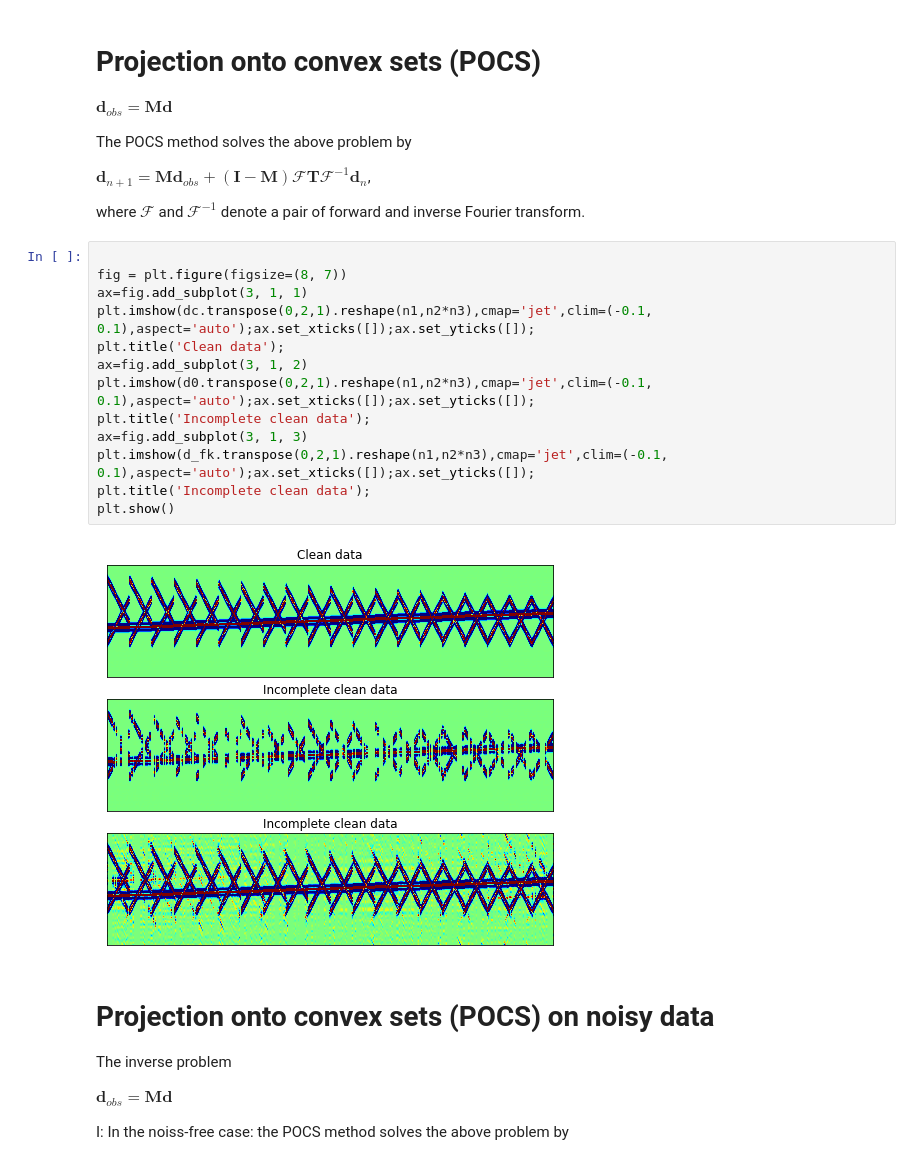
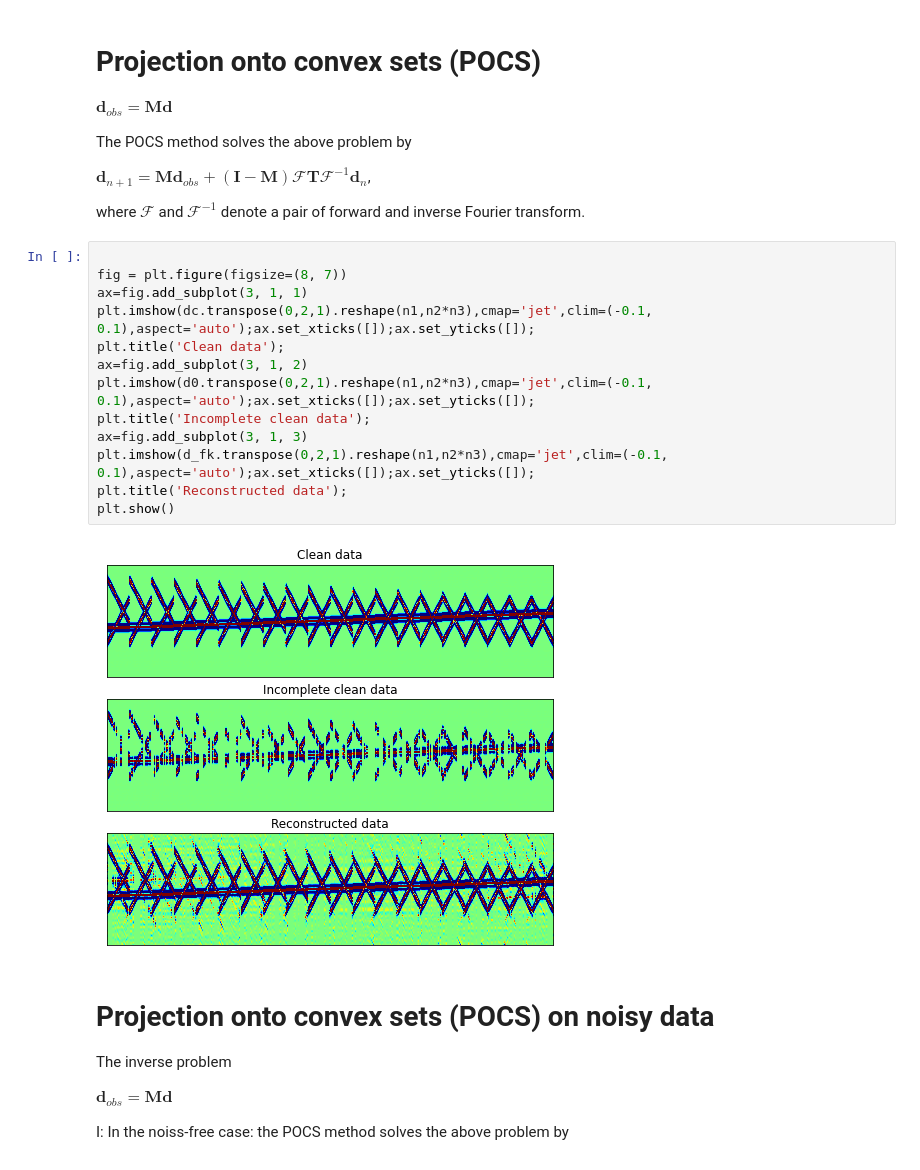
Before and after one commit to chenyk1990/geo-class, a Jupyter notebook: multi-dim-ana/5-Seismic_reconstruction.ipynb, the cells around one changed output. Saved outputs shown, nothing was run; the diff lists cells and outputs as text.

```diff
--- a/multi-dim-ana/Seismic_reconstruction.ipynb
+++ b/multi-dim-ana/5-Seismic_reconstruction.ipynb
@@ -321,18 +325,18 @@ where $\mathcal{F}$ and $\mathcal{F}^{-1}$ denote a pair of forward and inverse
 # %%
 
 fig = plt.figure(figsize=(8, 7))
 ax=fig.add_subplot(3, 1, 1)
 plt.imshow(dc.transpose(0,2,1).reshape(n1,n2*n3),cmap='jet',clim=(-0.1, 0.1),aspect='auto');ax.set_xticks([]);ax.set_yticks([]);
 plt.title('Clean data');
 ax=fig.add_subplot(3, 1, 2)
 plt.imshow(d0.transpose(0,2,1).reshape(n1,n2*n3),cmap='jet',clim=(-0.1, 0.1),aspect='auto');ax.set_xticks([]);ax.set_yticks([]);
 plt.title('Incomplete clean data');
 ax=fig.add_subplot(3, 1, 3)
 plt.imshow(d_fk.transpose(0,2,1).reshape(n1,n2*n3),cmap='jet',clim=(-0.1, 0.1),aspect='auto');ax.set_xticks([]);ax.set_yticks([]);
-plt.title('Incomplete clean data');
+plt.title('Reconstructed data');
 plt.show()
 # %% [output]
-[figure, old version]
+[figure, new version]
 # %% [markdown]
 # Projection onto convex sets (POCS) on noisy data
 
```
Also changed, not shown: parts of 5 cells of this notebook, 5 other files.
